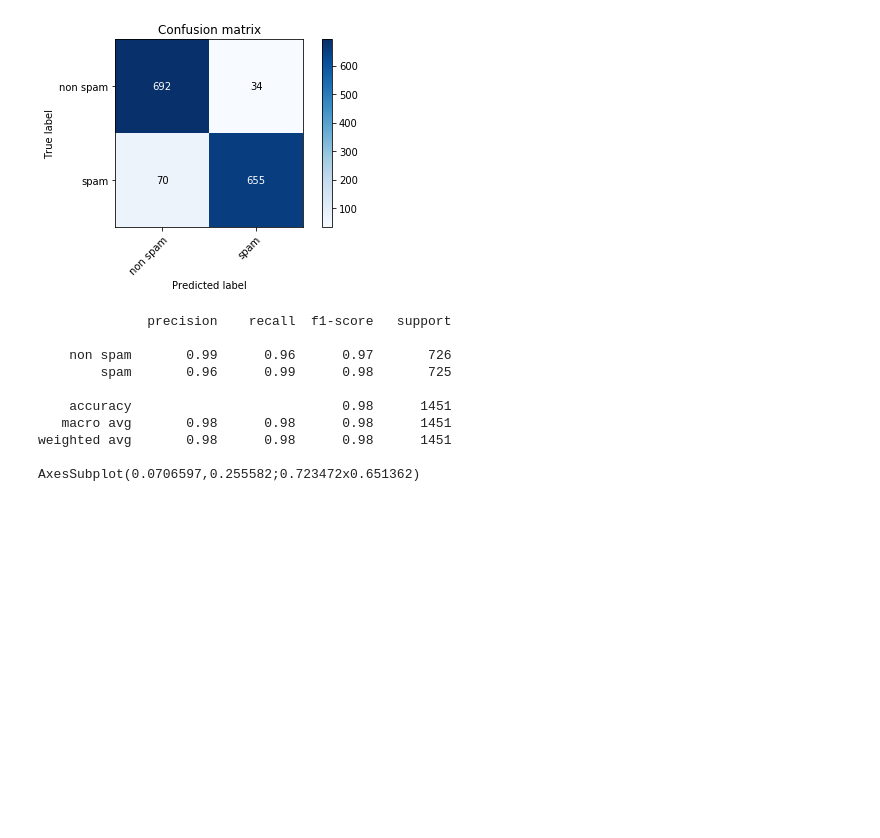
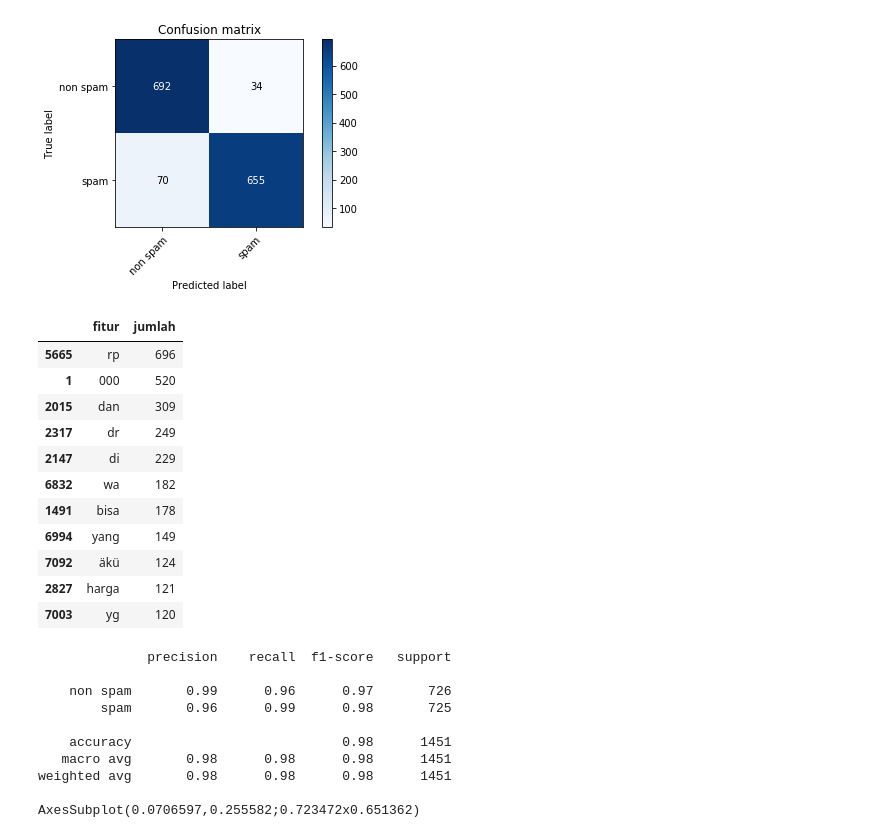
Before and after one commit to lufias69/mycode, a Jupyter notebook: Prediksi/data/Imbalance.ipynb, the cells around one changed output. Saved outputs shown, nothing was run; the diff lists cells and outputs as text; code cells hidden in the pictures; blank space fills up the shorter version.

```diff
--- a/Prediksi/data/Imbalance.ipynb
+++ b/Prediksi/data/Imbalance.ipynb
@@ -91,6 +122,21 @@ weighted avg       0.93      0.93      0.93      1451
 
 AxesSubplot(0.0706597,0.255582;0.723472x0.651362)
 [figure]
+# %%
+gd.get_data(y_true, y_pred, komentar, class_ = "spam").sort_values("jumlah", axis = 0, ascending = False).head(11)
+# %% [output]
+|  | fitur | jumlah |
+| 5665 | rp | 696 |
+| 1 | 000 | 520 |
+| 2015 | dan | 309 |
+| 2317 | dr | 249 |
+| 2147 | di | 229 |
+| 6832 | wa | 182 |
+| 1491 | bisa | 178 |
+| 6994 | yang | 149 |
+| 7092 | äkü | 124 |
+| 2827 | harga | 121 |
+| 7003 | yg | 120 |
 # %%
 y_pred = cnb_tf.predict(pembobotan_imbang_freq.transform(komentar2))
 target_names = list(set(y_true))
```
Also changed, not shown: parts of 20 cells of this notebook.
